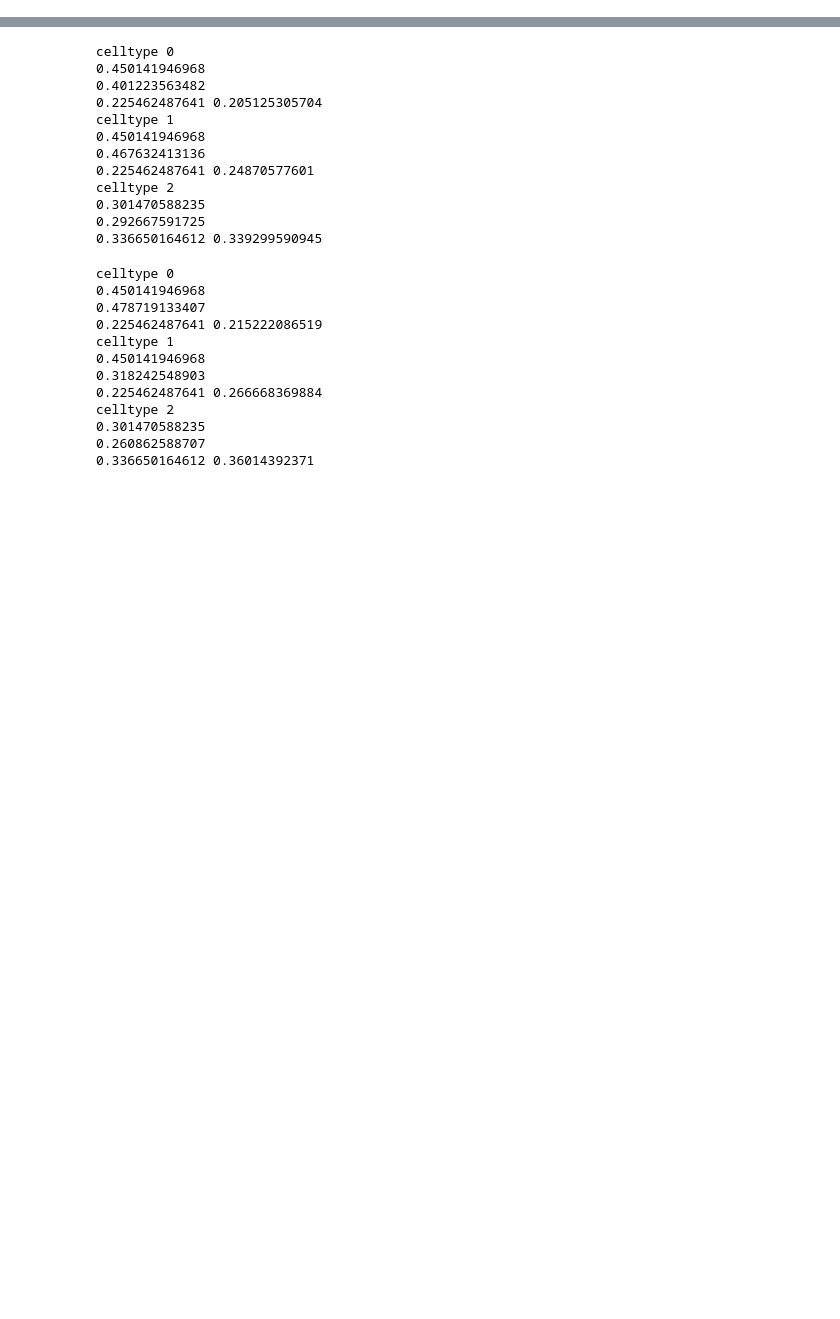
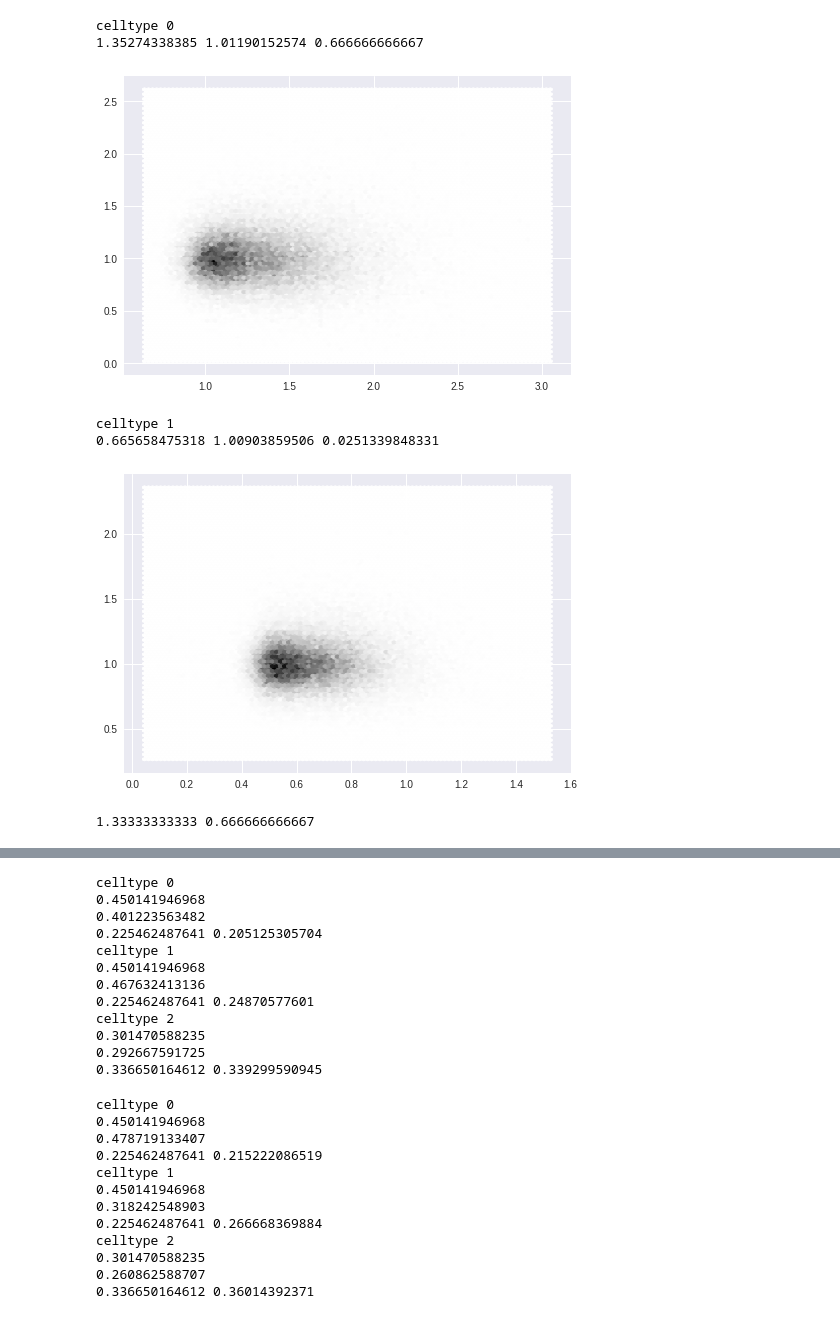
Before and after one commit to felixbarber/growth_rate_simulations_public, a Jupyter notebook: correlation_adder_tester_5.ipynb, the cells around one changed output, grey strips where cells are left out. Drawn from its saved outputs; the diff is of its cells as text; code cells hidden in the pictures; blank space fills up the shorter version.

```diff
--- a/correlation_adder_tester_5.ipynb
+++ b/correlation_adder_tester_5.ipynb
@@ -34,3 +60,36 @@ c,obs = g.discr_time_1(par1, init_pop)
+# %%
+td = [np.log(2), np.log(2)]
+td_std = [0.1, 0.1]
+# td = [1.0, 1.0]
+# td_std = [0.1, 0.1]
+
+# this script uses a simple adder model
+
+par1 = {'nstep': 1000, 'dt':0.01, 'td': td, 'td_std': td_std, 'v_init':1.0, 'modeltype':4, 'delta':1.0,
+        'lambda_std':0.2, 'alpha':0.5, 'num_gen1':9, 'lambda':1.0, 'r':0.5}
+init_pop = g.starting_popn(par1)
+c = g.discr_gen_1(par1, init_pop)
+# %%
+for i0 in range(2):
+    print 'celltype', i0
+    temp1 = np.asarray([obj.vb for obj in c[10**4:] if obj.celltype==i0])
+    temp2 = np.asarray([obj.vd for obj in c[10**4:] if obj.celltype==i0])
+    temp3 = np.asarray([obj.parent.vd for obj in c[10**4:] if obj.celltype==i0])
+    temp4=temp1/temp3
+    print np.mean(temp1), np.mean(temp2-temp1),  np.amin(temp4)
+    plt.hexbin(temp1,temp2-temp1)
+    plt.show()
+# %% [output]
+celltype 0
+1.35274338385 1.01190152574 0.666666666667
+[figure, added]
+celltype 1
+0.665658475318 1.00903859506 0.0251339848331
+[figure, added]
+# %%
+print 2*par1['delta']/(1+par1['r']), 2*par1['r']*par1['delta']/(1+par1['r']),
+# %% [output]
+1.33333333333 0.666666666667
 # %%
 for i0 in range(3):
     print 'celltype', i0
```
Also changed, not shown: parts of 6 cells of this notebook, 2 other files.
